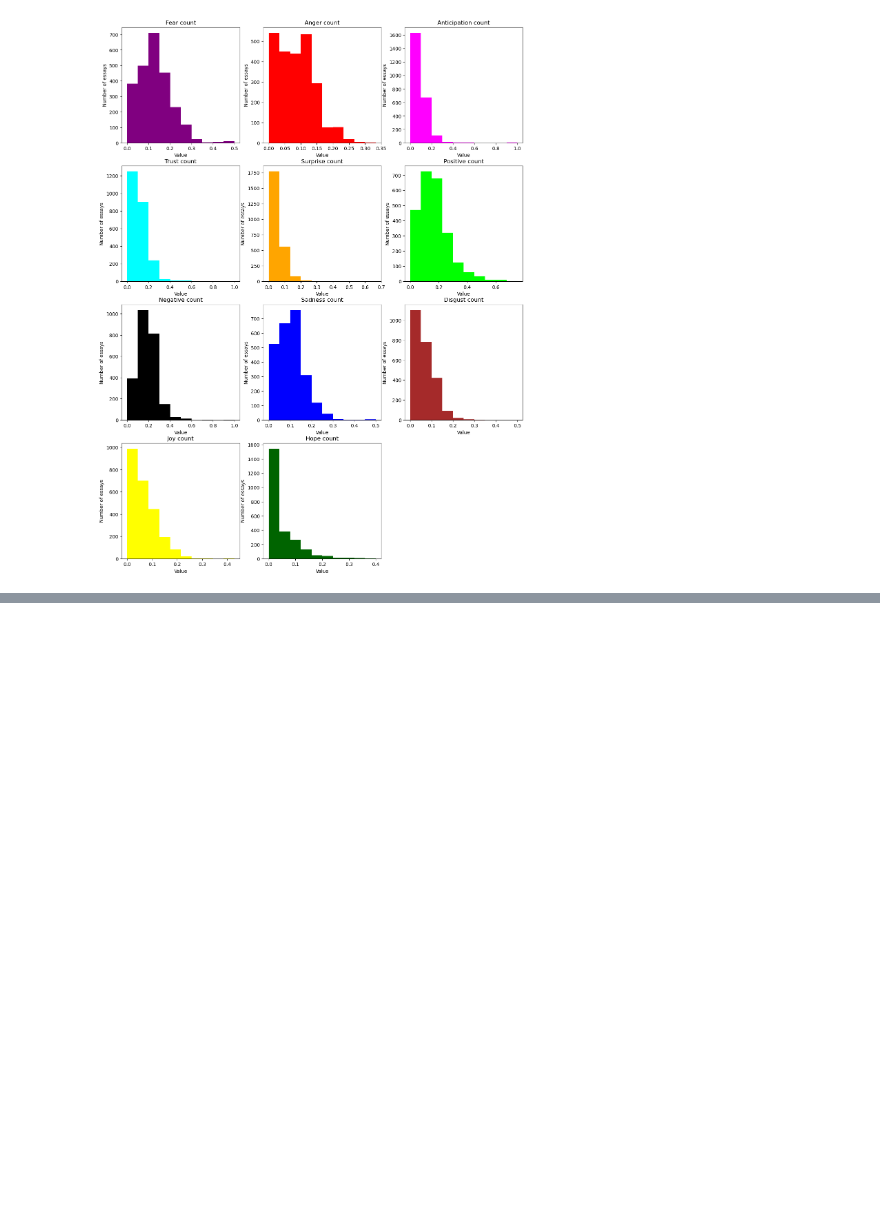
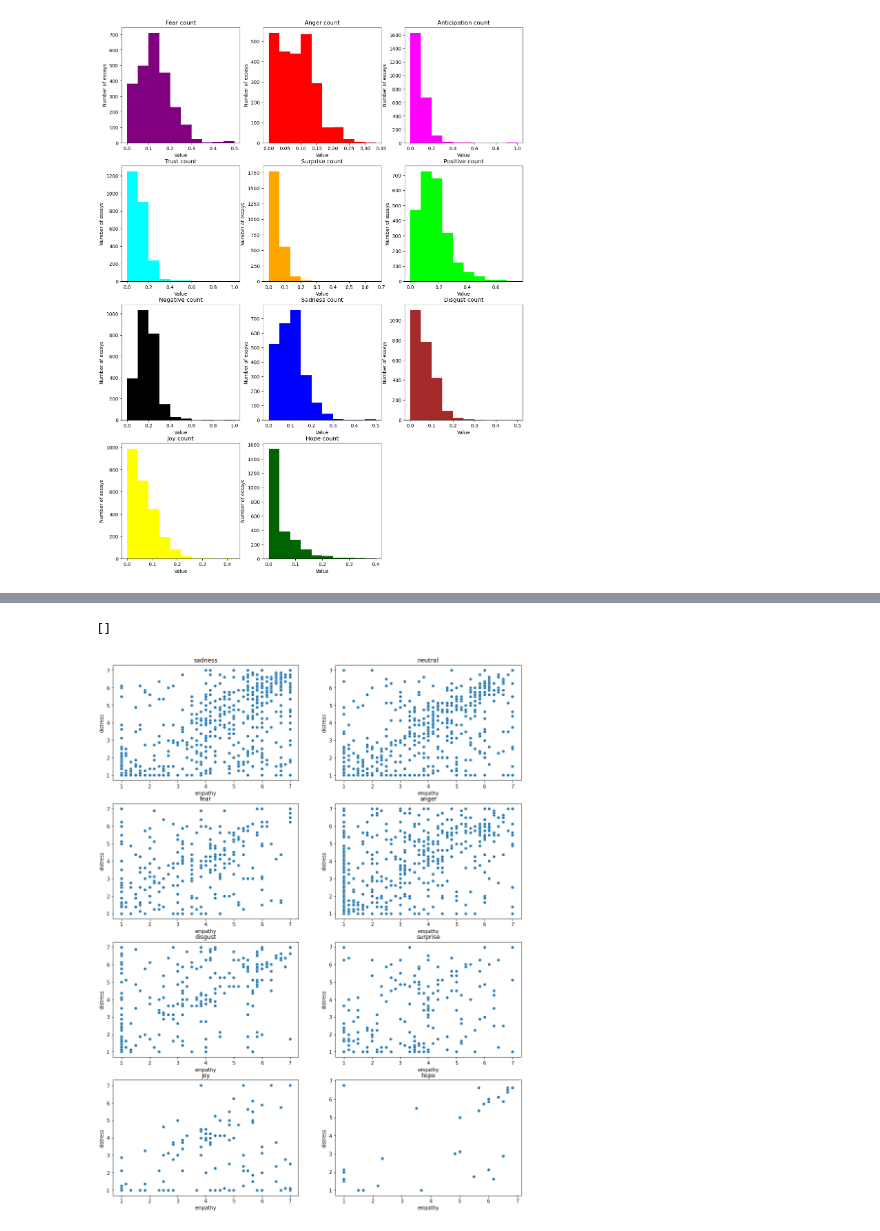
Before and after one commit to HLT-Ghisolfi-Leuzzi-Testa/WASSA-2023, a Jupyter notebook: new_EDA.ipynb, the cells around one changed output, grey strips where cells are left out. Drawn from its saved outputs; the diff is of its cells as text; code cells hidden in the pictures; blank space fills up the shorter version.

```diff
--- a/new_EDA.ipynb
+++ b/new_EDA.ipynb
@@ -883,0 +897,12 @@ fig.delaxes(axs[3][2])
+# %%
+fig, axs = plt.subplots(4, 2, figsize=(15, 20))
+for i, emotion in enumerate(emotions):
+    plt.subplot(4, 2, i+1)
+    sns.scatterplot(
+    x='empathy', y='distress',
+    data=train_essay_data[train_essay_data[emotion]==1]
+    ).set(title=f'{emotion}')
+plt.plot()
+# %% [output]
+[]
+[figure, added]
```
Also changed, not shown: parts of 5 cells of this notebook, 1 other file.
